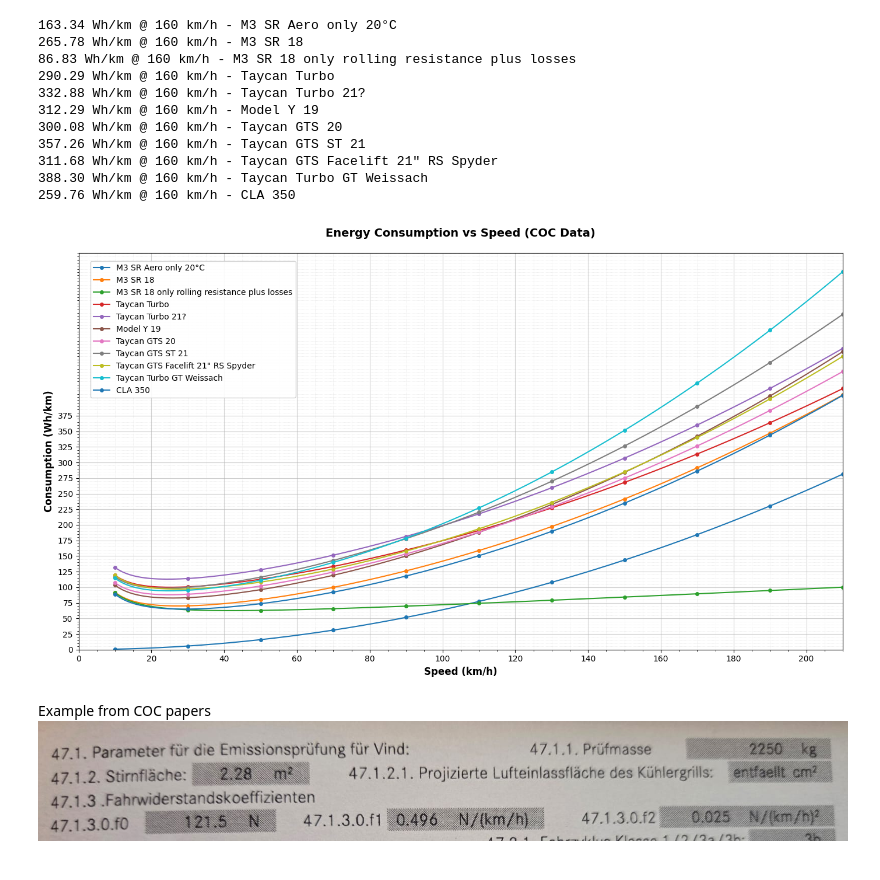
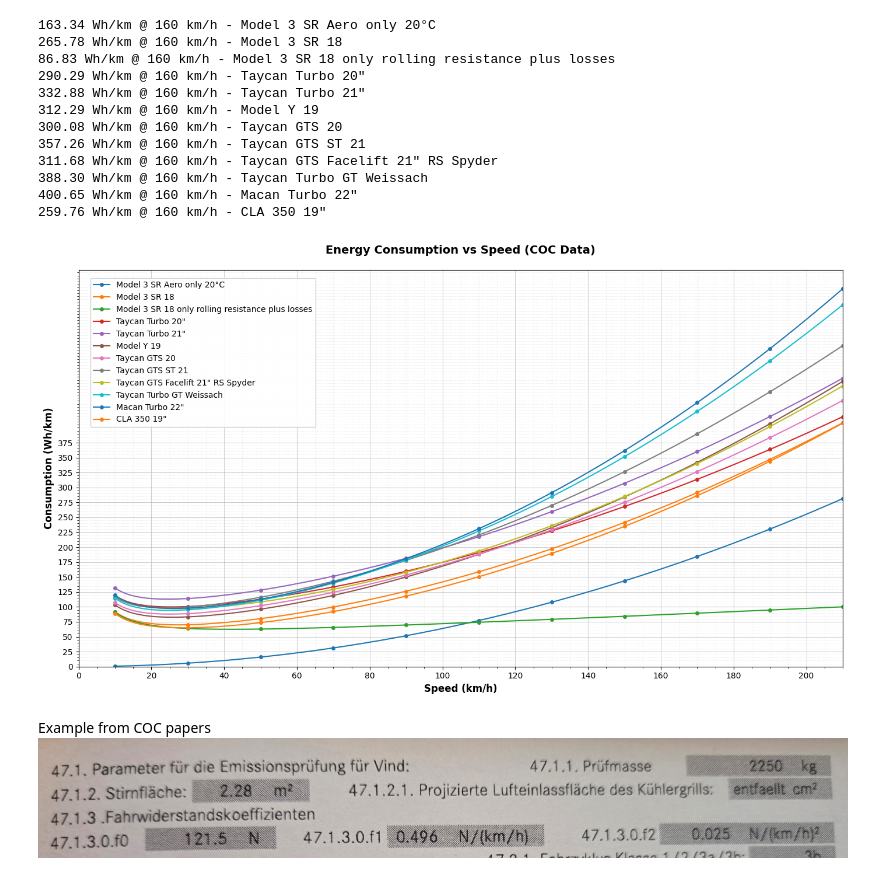
Before and after one commit to rs38/Jupyter-Stuff, a Jupyter notebook: COC Verbräuche.ipynb, the cells around one changed output. Drawn from its saved outputs; the diff is of its cells as text; code cells hidden in the pictures.

Commit message:
Macan

```diff
--- a/COC Verbräuche.ipynb
+++ b/COC Verbräuche.ipynb
@@ -32,31 +32,34 @@ speeds = range(MIN_SPEED, MAX_SPEED + SPEED_STEP, SPEED_STEP)
 # ============================================================================
 
 # Tesla Models
-M3_aero_only = VehicleResistance(
+Model_3_aero_only = VehicleResistance(
     F0=0,
     F1=0,
     F2=0.5 * DRAG_COEFFICIENT * FRONTAL_AREA * AIR_DENSITY * (1/3.6)**2,
-    display_name="M3 SR Aero only 20°C",
+    display_name="Model 3 SR Aero only 20°C",
     include_losses=False
 )
 
-M3_SR_18 = VehicleResistance(127.6, 0.917, 0.02290, "M3 SR 18")  # Prüfmasse 1932kg
-M3_SR_18_roll_only = VehicleResistance(127.6, 0.917, 0, "M3 SR 18 only rolling resistance plus losses")
-M3_LR_19 = VehicleResistance(131.6, 0.867, 0.02455, "M3 LR 19")  # Prüfmasse 1995kg
-M3_P_20 = VehicleResistance(172.2, 1.032, 0.02468, "M3 P 20")  # Prüfmasse 2003kg
-M3_P_20_aero = VehicleResistance(0, 0, 0.02468, "M3 P 20 only aero 20°C")
+Model_3_SR_18 = VehicleResistance(127.6, 0.917, 0.02290, "Model 3 SR 18")  # Prüfmasse 1932kg
+Model_3_SR_18_roll_only = VehicleResistance(127.6, 0.917, 0, "Model 3 SR 18 only rolling resistance plus losses")
+
+Model_3_LR_19 = VehicleResistance(131.6, 0.867, 0.02455, "Model 3 LR 19")  # Prüfmasse 1995kg
+Model_3_P_20 = VehicleResistance(172.2, 1.032, 0.02468, "Model 3 P 20")  # Prüfmasse 2003kg
 Model_Y_19 = VehicleResistance(163.04, 1.059, 0.02658, "Model Y 19")  # 2211kg, 255er 19"
 
 # Porsche Taycan
-Taycan_Turbo_20 = VehicleResistance(211, 1.6, 0.01851, "Taycan Turbo")  # 2474 kg
-Taycan_Turbo_21_JC22 = VehicleResistance(251.2, 1.6, 0.02239, "Taycan Turbo 21?")  # 2496 kg, JC22
+Taycan_Turbo_20 = VehicleResistance(211, 1.6, 0.01851, "Taycan Turbo 20\" ")  # 2474 kg
+Taycan_Turbo_21_JC22 = VehicleResistance(251.2, 1.6, 0.02239, "Taycan Turbo 21\" ")  # 2496 kg, JC22
 Taycan_GTS_20 = VehicleResistance(171.8, 1.508, 0.02187, "Taycan GTS 20")  # 2418 kg actual, 2487 kg test mass, Mirko?
 Taycan_GTS_ST_21 = VehicleResistance(202.7, 1.508, 0.02798, "Taycan GTS ST 21")  # Sport Turismo, 21" Spyder, PCCB, no panorama roof
 Taycan_GTS_FL_21_RS = VehicleResistance(217.7, 0.785, 0.02608, "Taycan GTS Facelift 21\" RS Spyder")  # 2456 kg test mass
 Taycan_Turbo_GT_Weissach = VehicleResistance(201.5, 0.775, 0.03658, "Taycan Turbo GT Weissach")  # 2348 kg test mass
 
+# Porsche Macan Electric
+Macan_Turbo = VehicleResistance(222.8, 0.258, 0.04056, "Macan Turbo 22\" ")  # 2596 kg test mass
+
 # Mercedes
-CLA_350_21 = VehicleResistance(121.5, 0.496, 0.025, "CLA 350")  # Prüfmasse 2250kg, Frontal area 2.28 m²
+CLA_350_21 = VehicleResistance(121.5, 0.496, 0.025, "CLA 350 19\" ")  # Prüfmasse 2250kg, Frontal area 2.28 m²
 
 # BMW
 BMW_i3 = VehicleResistance(100.6, 1.01, 0.0287, "BMW i3")
@@ -137,9 +140,9 @@ def plot_vehicle_consumption(vehicle: VehicleResistance):
 
 
 vehicles_to_plot = [
-    M3_aero_only,
-    M3_SR_18,
-    M3_SR_18_roll_only,
+    Model_3_aero_only,
+    Model_3_SR_18,
+    Model_3_SR_18_roll_only,
     Taycan_Turbo_20,
     Taycan_Turbo_21_JC22,
     Model_Y_19,
@@ -147,6 +150,7 @@ vehicles_to_plot = [
     Taycan_GTS_ST_21,
     Taycan_GTS_FL_21_RS,
     Taycan_Turbo_GT_Weissach,
+    Macan_Turbo,
     CLA_350_21
 ]
 
@@ -161,40 +165,41 @@ for vehicle in vehicles_to_plot:
 plt.xlabel('Speed (km/h)', fontsize=12, fontweight='bold')
 plt.ylabel('Consumption (Wh/km)', fontsize=12, fontweight='bold')
 plt.title('Energy Consumption vs Speed (COC Data)', fontsize=14, fontweight='bold', pad=20)
 
 # Enhanced grid with major and minor lines
 plt.grid(True, which='major', linestyle='-', linewidth=0.8, alpha=0.6)
 plt.grid(True, which='minor', linestyle=':', linewidth=0.5, alpha=0.4)
 plt.minorticks_on()
 
 # Set axis limits and ticks
 plt.xlim(MIN_SPEED, MAX_SPEED)
 plt.ylim(bottom=0)
 
 # Major ticks every 20 km/h for x-axis and every 25 Wh/km for y-axis
 import numpy as np
 plt.xticks(np.arange(0, MAX_SPEED + 1, 20))
 plt.yticks(np.arange(0, 400, 25))
 
 # Add legend with better positioning
 plt.legend(loc='upper left', framealpha=0.9, fontsize=10,
            ncol=1, bbox_to_anchor=(0.01, 0.99))
 
 plt.tight_layout()
 plt.show()
 # %% [output]
-163.34 Wh/km @ 160 km/h - M3 SR Aero only 20°C
-265.78 Wh/km @ 160 km/h - M3 SR 18
-86.83 Wh/km @ 160 km/h - M3 SR 18 only rolling resistance plus losses
-290.29 Wh/km @ 160 km/h - Taycan Turbo
-332.88 Wh/km @ 160 km/h - Taycan Turbo 21?
+163.34 Wh/km @ 160 km/h - Model 3 SR Aero only 20°C
+265.78 Wh/km @ 160 km/h - Model 3 SR 18
+86.83 Wh/km @ 160 km/h - Model 3 SR 18 only rolling resistance plus losses
+290.29 Wh/km @ 160 km/h - Taycan Turbo 20"
+332.88 Wh/km @ 160 km/h - Taycan Turbo 21"
 312.29 Wh/km @ 160 km/h - Model Y 19
 300.08 Wh/km @ 160 km/h - Taycan GTS 20
 357.26 Wh/km @ 160 km/h - Taycan GTS ST 21
 311.68 Wh/km @ 160 km/h - Taycan GTS Facelift 21" RS Spyder
 388.30 Wh/km @ 160 km/h - Taycan Turbo GT Weissach
-259.76 Wh/km @ 160 km/h - CLA 350
+400.65 Wh/km @ 160 km/h - Macan Turbo 22"
+259.76 Wh/km @ 160 km/h - CLA 350 19"
-[figure, old version]
+[figure, new version]
 # %% [markdown]
 Example from COC papers
 ![image.png](attachment:image.png)
```
